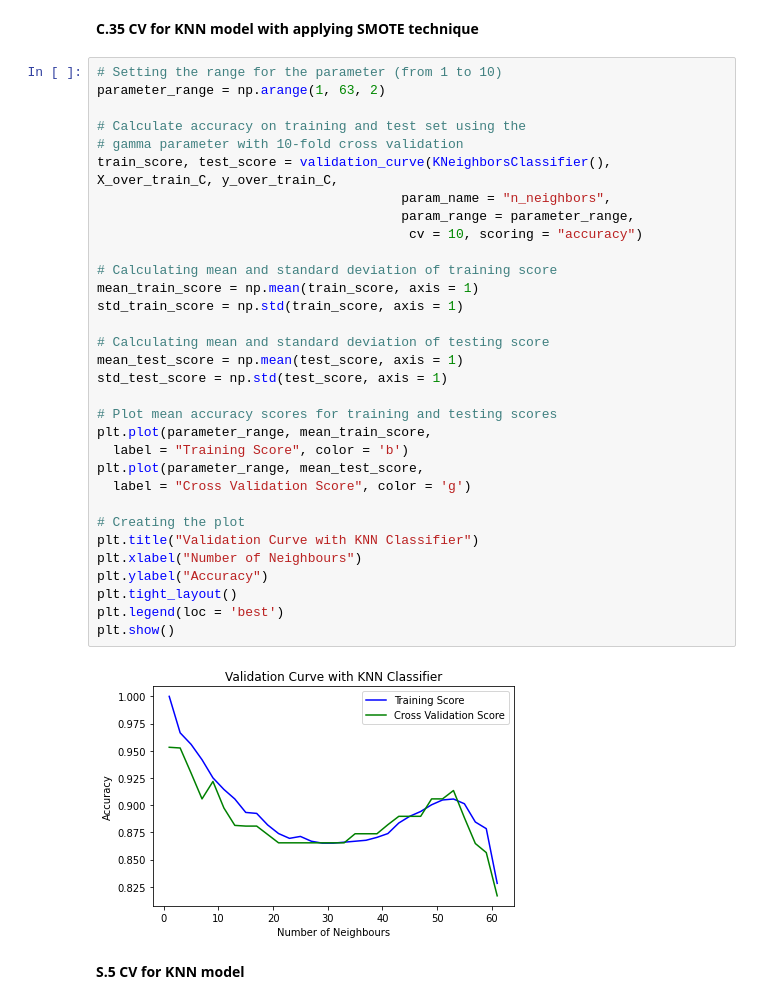
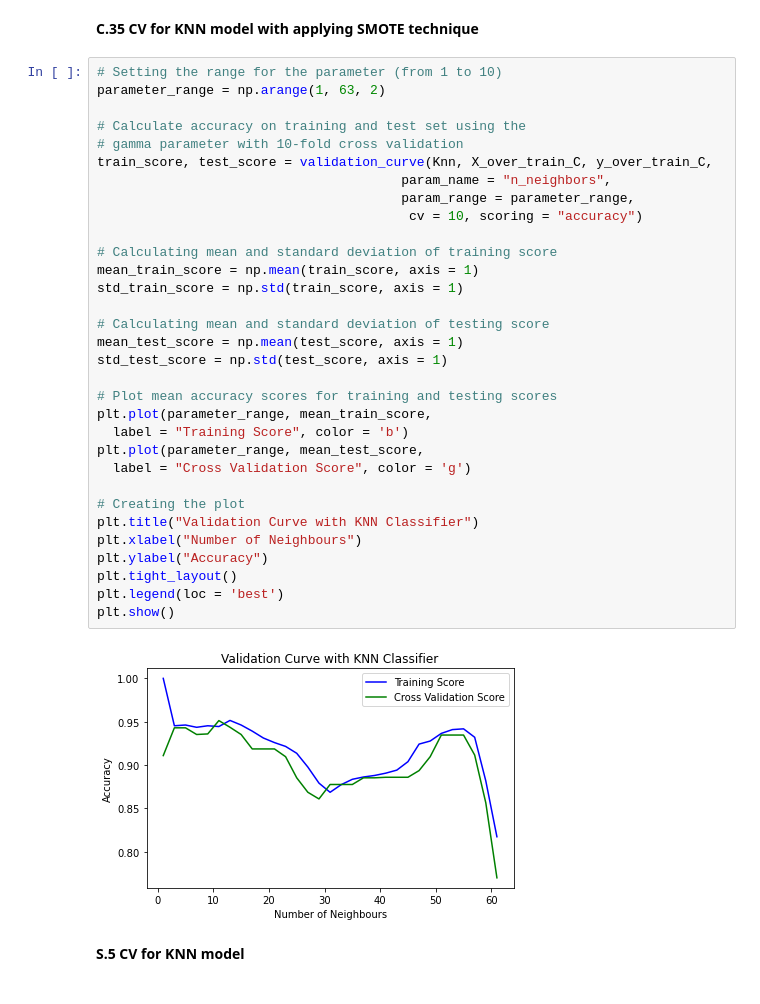
Before and after one commit to TermProject702/Flooding702, a Jupyter notebook: Model.ipynb, the cells around one changed output. Drawn from its saved outputs; the diff is of its cells as text.

Commit message:
edit validation curve plot & delete unuse libraries

```diff
--- a/Model.ipynb
+++ b/Model.ipynb
@@ -855,35 +837,35 @@ plt.show()
 parameter_range = np.arange(1, 63, 2)
 
 # Calculate accuracy on training and test set using the
 # gamma parameter with 10-fold cross validation
-train_score, test_score = validation_curve(KNeighborsClassifier(), X_over_train_C, y_over_train_C,
+train_score, test_score = validation_curve(Knn, X_over_train_C, y_over_train_C,
                                        param_name = "n_neighbors",
                                        param_range = parameter_range,
                                         cv = 10, scoring = "accuracy")
 
 # Calculating mean and standard deviation of training score
 mean_train_score = np.mean(train_score, axis = 1)
 std_train_score = np.std(train_score, axis = 1)
 
 # Calculating mean and standard deviation of testing score
 mean_test_score = np.mean(test_score, axis = 1)
 std_test_score = np.std(test_score, axis = 1)
 
 # Plot mean accuracy scores for training and testing scores
 plt.plot(parameter_range, mean_train_score,
   label = "Training Score", color = 'b')
 plt.plot(parameter_range, mean_test_score,
   label = "Cross Validation Score", color = 'g')
 
 # Creating the plot
 plt.title("Validation Curve with KNN Classifier")
 plt.xlabel("Number of Neighbours")
 plt.ylabel("Accuracy")
 plt.tight_layout()
 plt.legend(loc = 'best')
 plt.show()
 # %% [output]
-[figure, old version]
+[figure, new version]
 # %% [markdown]
 **S.5 CV for KNN model**
 # %%
```
Also changed, not shown: parts of 23 cells of this notebook.
